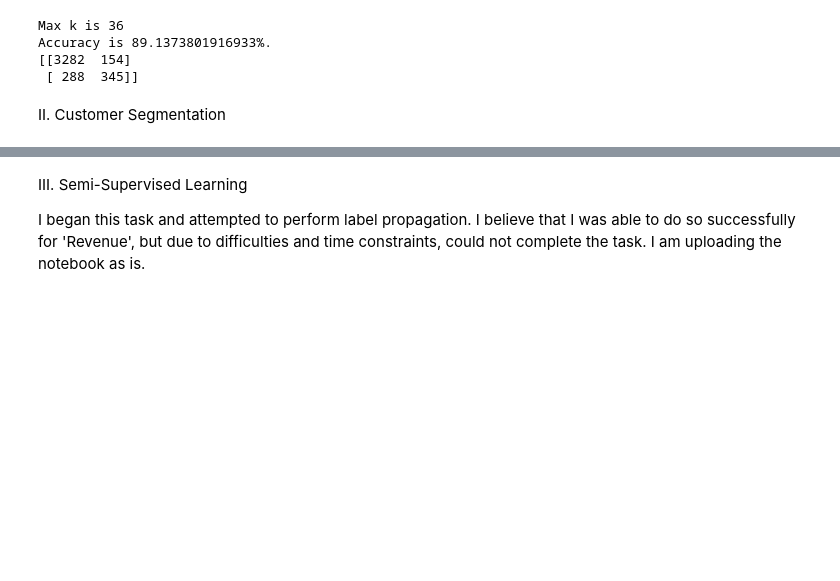
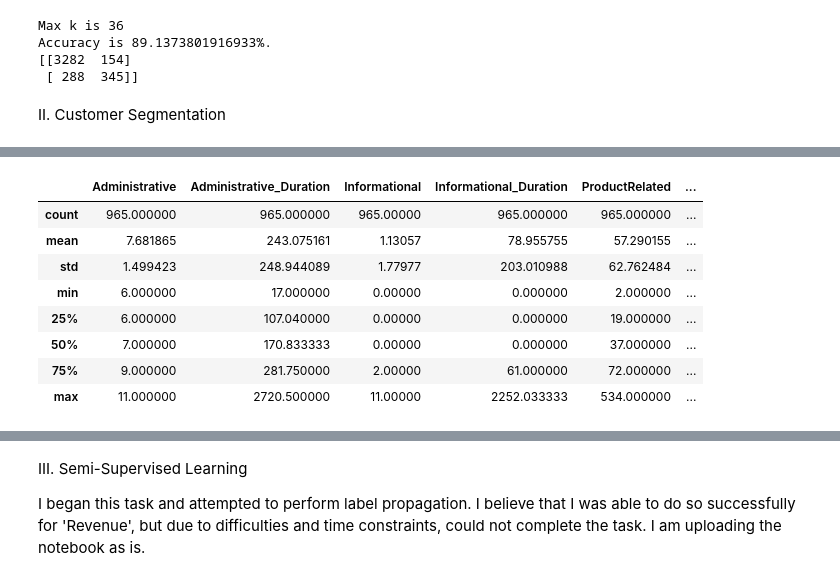
Before and after one commit to rajivvelury/FourthBrainMT, a Jupyter notebook: Midterm.ipynb, the cells around one changed output, grey strips where cells are left out. Saved outputs shown, nothing was run; the diff lists cells and outputs as text; code cells hidden in the pictures; blank space fills up the shorter version.

```diff
--- a/Midterm.ipynb
+++ b/Midterm.ipynb
@@ -269,0 +306,12 @@ data_cluster0.astype('object').describe()
+# %%
+data_cluster12.describe()
+# %% [output]
+|  | Administrative | Administrative_Duration | Informational | Informational_Duration | ProductRelated | ... |
+| count | 965.000000 | 965.000000 | 965.00000 | 965.000000 | 965.000000 | ... |
+| mean | 7.681865 | 243.075161 | 1.13057 | 78.955755 | 57.290155 | ... |
+| std | 1.499423 | 248.944089 | 1.77977 | 203.010988 | 62.762484 | ... |
+| min | 6.000000 | 17.000000 | 0.00000 | 0.000000 | 2.000000 | ... |
+| 25% | 6.000000 | 107.040000 | 0.00000 | 0.000000 | 19.000000 | ... |
+| 50% | 7.000000 | 170.833333 | 0.00000 | 0.000000 | 37.000000 | ... |
+| 75% | 9.000000 | 281.750000 | 2.00000 | 61.000000 | 72.000000 | ... |
+| max | 11.000000 | 2720.500000 | 11.00000 | 2252.033333 | 534.000000 | ... |
```
Also changed, not shown: parts of 16 cells of this notebook.
